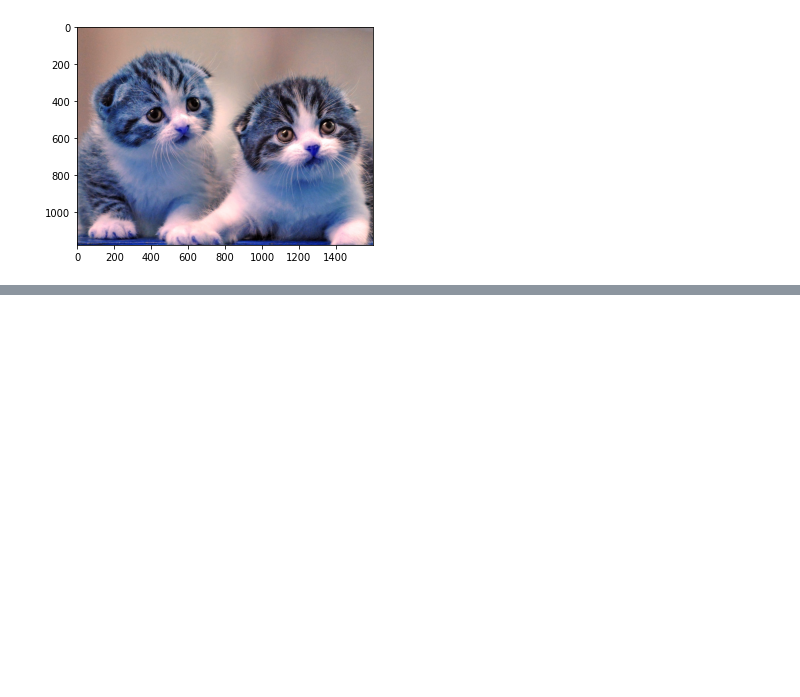
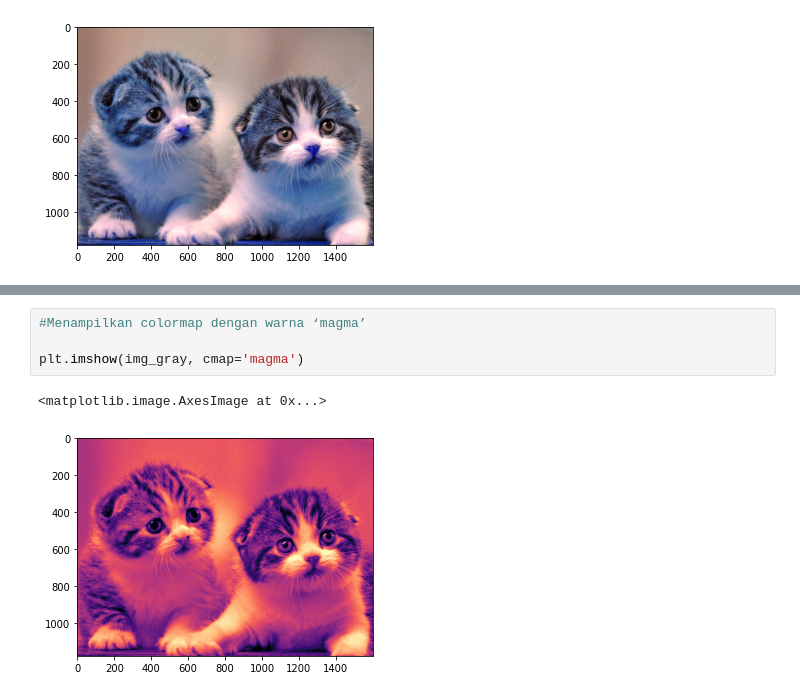
Before and after one commit to minggarputra24/PCVK_Genap_2021, a Jupyter notebook: Week2.ipynb, the cells around one changed output, grey strips where cells are left out. Saved outputs shown, nothing was run; the diff lists cells and outputs as text; blank space fills up the shorter version.

```diff
--- a/Week2.ipynb
+++ b/Week2.ipynb
@@ -27,0 +45,7 @@ plt.imshow(img3)
+# %%
+#Menampilkan colormap dengan warna ‘magma’
+
+plt.imshow(img_gray, cmap='magma')
+# %% [output]
+<matplotlib.image.AxesImage at 0x...>
+[figure, added]
```
Also changed, not shown: parts of 7 cells of this notebook.
